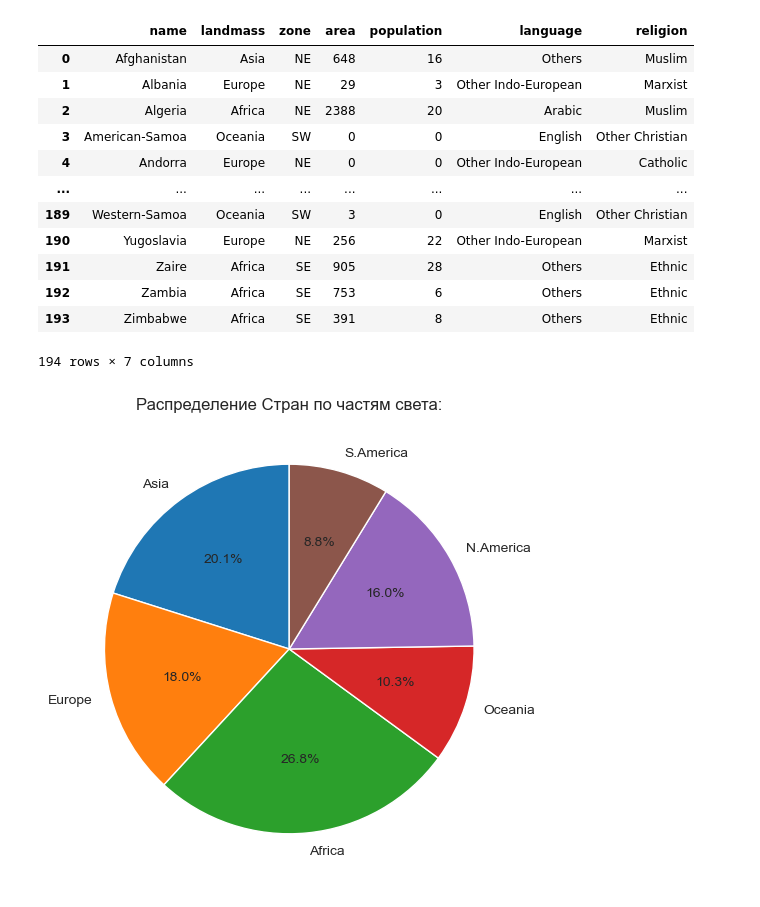
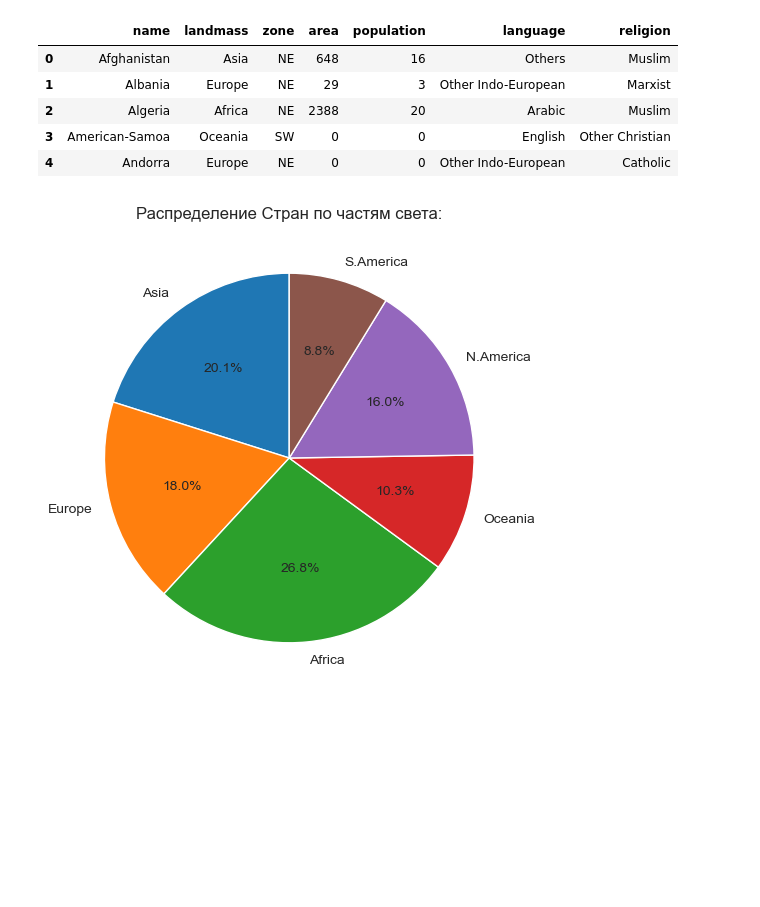
Before and after one commit to AndreiSerov/homework, a Jupyter notebook: data_vizualisation/laba_2/laba2.ipynb, the cells around one changed output. Cells and saved outputs as stored; diff of their text form; code cells hidden in the pictures; blank space fills up the shorter version.

```diff
--- a/data_vizualisation/laba_2/laba2.ipynb
+++ b/data_vizualisation/laba_2/laba2.ipynb
@@ -11,44 +11,44 @@ flags = pd.read_csv('./flags/flag.data')
 
 landmass = {1: 'N.America', 2: 'S.America', 3: 'Europe', 4: 'Africa', 5: 'Asia', 6: 'Oceania'}
 zone = {1: 'NE', 2: 'SE', 3: 'SW', 4: 'NW'}  # REGEX \=(\w{2})
 language = {
     1: 'English',
     2: 'Spanish',
     3: 'French',
     4: 'German',
     5: 'Slavic',
     6: 'Other Indo-European',
     7: 'Chinese',
     8: 'Arabic',
-    9: 'Japanese/Turkish/Finnish/Magyar', 10: 'Others'
+    9: 'Japanese/Turkish/Finnish/Magyar',
+    10: 'Others'
 }
 religions = {
-    0: 'Catholic', 1: 'Other Christian', 2: 'Muslim', 3: 'Buddhist', 4: 'Hindu',
-               5: 'Ethnic', 6: 'Marxist', 7: 'Others'
+    0: 'Catholic',
+    1: 'Other Christian',
+    2: 'Muslim',
+    3: 'Buddhist',
+    4: 'Hindu',
+    5: 'Ethnic',
+    6: 'Marxist',
+    7: 'Others'
 }
 
 flags = flags.replace({
     'landmass': landmass,
     'zone': zone,
     'language': language,
     'religion': religions
 })
 flags = flags.loc[:, :'religion']
-flags
+flags.head()
 # %% [output]
 |  | name | landmass | zone | area | population | language | religion |
 | 0 | Afghanistan | Asia | NE | 648 | 16 | Others | Muslim |
 | 1 | Albania | Europe | NE | 29 | 3 | Other Indo-European | Marxist |
 | 2 | Algeria | Africa | NE | 2388 | 20 | Arabic | Muslim |
 | 3 | American-Samoa | Oceania | SW | 0 | 0 | English | Other Christian |
 | 4 | Andorra | Europe | NE | 0 | 0 | Other Indo-European | Catholic |
-| ... | ... | ... | ... | ... | ... | ... | ... |
-| 189 | Western-Samoa | Oceania | SW | 3 | 0 | English | Other Christian |
-| 190 | Yugoslavia | Europe | NE | 256 | 22 | Other Indo-European | Marxist |
-| 191 | Zaire | Africa | SE | 905 | 28 | Others | Ethnic |
-| 192 | Zambia | Africa | SE | 753 | 6 | Others | Ethnic |
-| 193 | Zimbabwe | Africa | SE | 391 | 8 | Others | Ethnic |
-194 rows × 7 columns
 # %%
 #Круговая диаграмма
 landmass_values = Counter(flags['landmass'])
```
Also changed, not shown: parts of 2 cells of this notebook, 2 other files.
